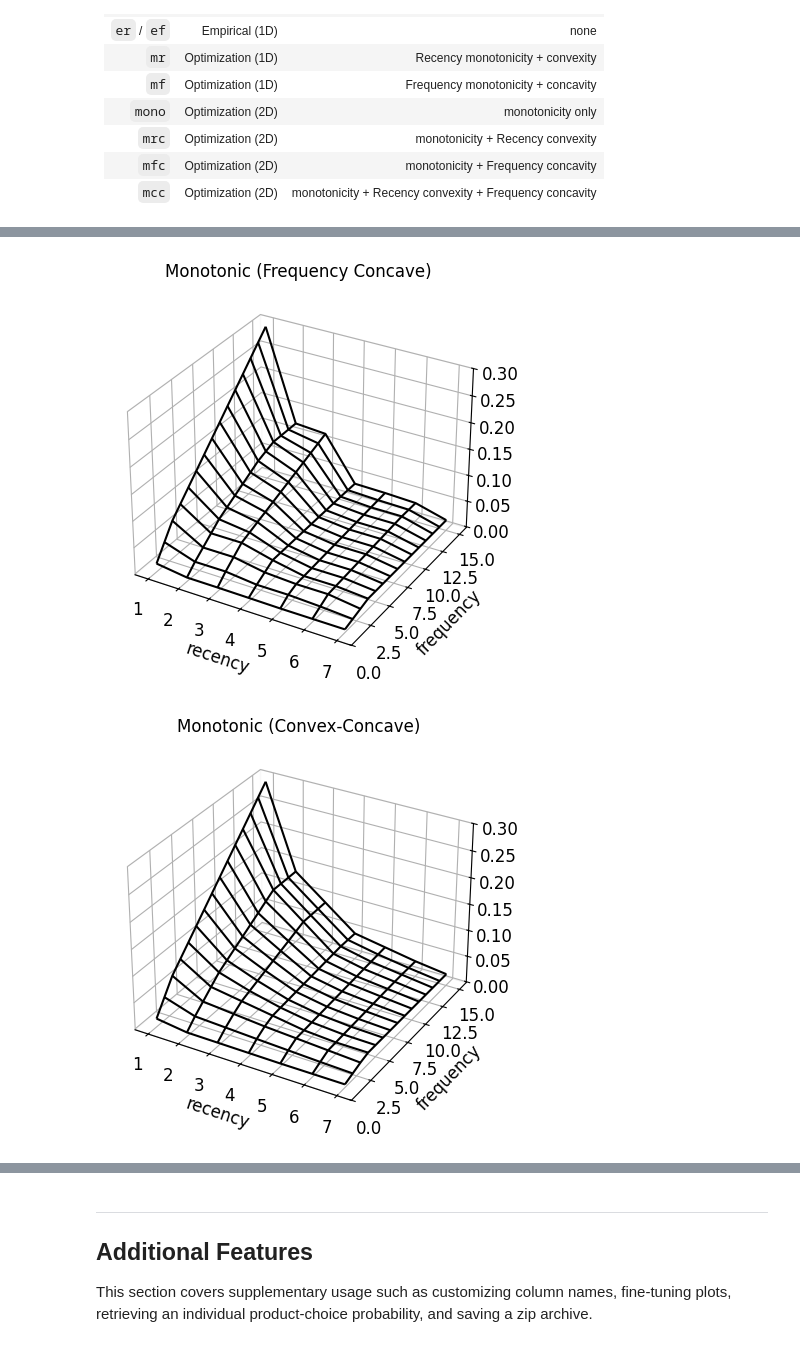
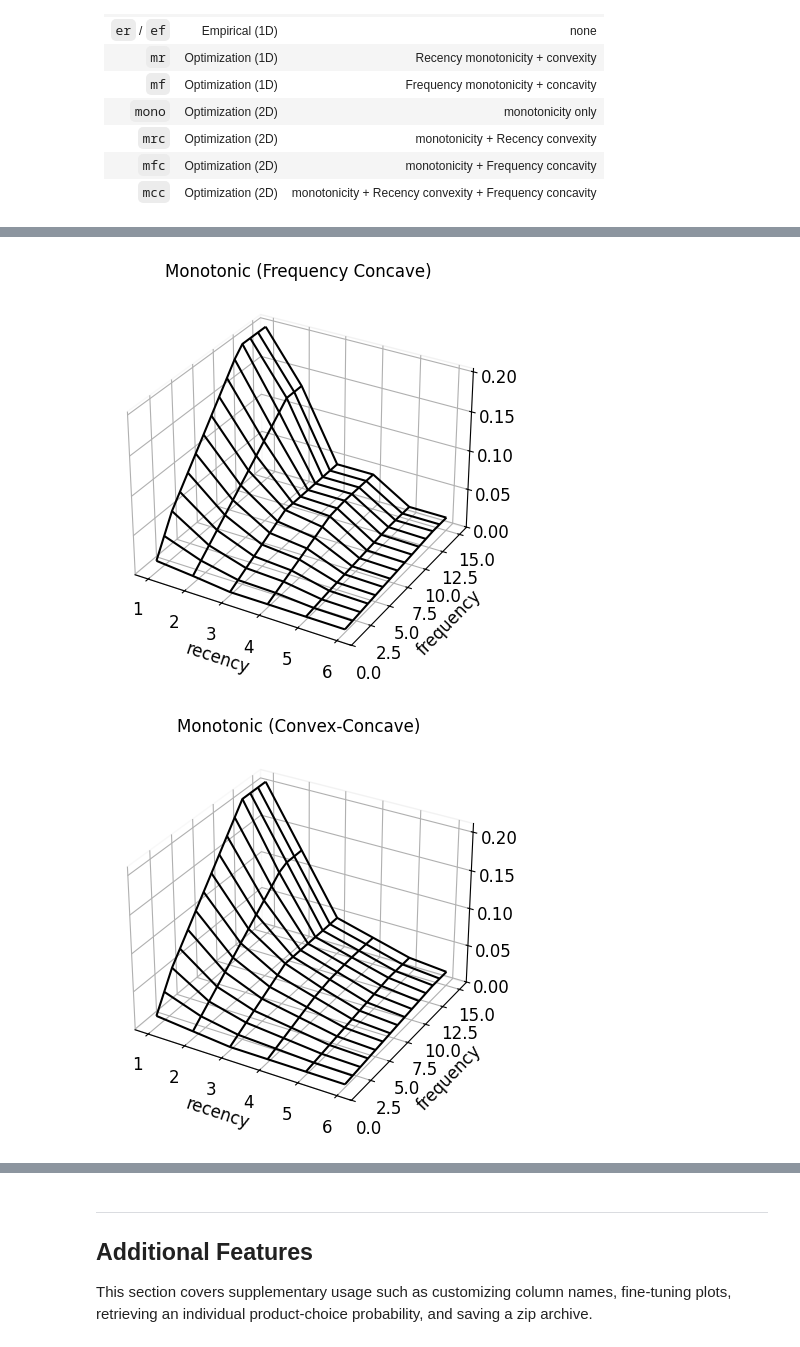
Before and after one commit to jiro-iwanaga/rfscorer, a Jupyter notebook: examples/tutorial_practical_en.ipynb, the cells around one changed output, grey strips where cells are left out. Drawn from its saved outputs; the diff is of its cells as text; code cells hidden in the pictures.

```diff
--- a/examples/tutorial_practical_en.ipynb
+++ b/examples/tutorial_practical_en.ipynb
@@ -58,10 +58,13 @@ datetime: ['2015-07-01', '2015-07-02', '2015-07-03', '2015-07-04', '2015-07-05',
 | 3 | 4 | 790055 | 2015-07-04 |
 | 4 | 4 | 764638 | 2015-07-04 |
 # %%
-# Split into training data / test data at the user level
-# Assign 80% to training data (for model building) and 20% to test data (for recommendation evaluation)
-df_train = df[df.user.map(lambda x: hash(x) % 10 < 8)]
-df_test = df[df.user.map(lambda x: hash(x) % 10 >= 8)]
+# Split into training data / test data chronologically (operational setting: predict the future from past data)
+# df_train: data available at training time (up to 2015-07-07)
+# df_test : for evaluation (the prediction target day 2015-07-08)
+target_date = "2015-07-07"
+gt_date = "2015-07-08"
+df_train = df[df.datetime <= target_date]
+df_test = df[df.datetime <= gt_date]
 
 print("train record num:", len(df_train), "/ user num:", len(df_train.user.unique()))
 print("test  record num: ", len(df_test), "/ user num: ", len(df_test.user.unique()))
@@ -71,10 +74,11 @@ test  record num:  61636 / user num:  6127
 # %%
 # Use split_by_date() to split the training and test data into observation data and ground truth data
-# Observation data (the 7 days up to and including target_date): the period used to compute recency and frequency
-# Ground truth data (the 1 day after target_date): records the occurrence of target events (view, purchase, CV, etc.)
-target_date = "2015-07-07"
-df_train_obs, df_train_gt = split_by_date(df_train, target_date, observation_days=7, gt_days=1)
-df_test_obs, df_test_gt = split_by_date(df_test, target_date, observation_days=7, gt_days=1)
+# Observation data (the 6 days up to and including the reference date): the period used to compute recency and frequency
+# Ground truth data (the 1 day after the reference date): records the occurrence of target events (re-view, purchase, CV, etc.)
+# Align references: training uses fit_date (gt = next day 07-07), evaluation uses target_date (gt = next day 07-08)
+fit_date = "2015-07-06"  # reference date for training
+df_train_obs, df_train_gt = split_by_date(df_train, fit_date, observation_days=6, gt_days=1)
+df_test_obs, df_test_gt = split_by_date(df_test, target_date, observation_days=6, gt_days=1)
 
 print("--- train ---")
 print("obs/datetime num:", len(sorted(df_train_obs.datetime.unique())))
@@ -117,11 +121,3 @@ Estimate the empirical product-choice probability from the training data (`fit`)
 # %%
 # No arguments since we use the default column names (user_col="user", item_col="item", time_col="datetime")
 scorer = RecencyFrequencyScorer()
-# %%
-# ref=target_date    : fix the recency reference date to the last day of the observation period (to align with transform())
-# recency_limit=7    : matching the 7-day observation period, clamp any recency greater than 7 to the limit
-# frequency_limit=15 : set the upper limit on frequency
-# scorer.fit(df_train_obs, df_train_gt)  # to set the limits automatically (in practice, specifying recency_limit and frequency_limit is recommended)
-scorer.fit(df_train_obs, df_train_gt, ref=target_date, recency_limit=7, frequency_limit=15)
-
-scorer.show()  # display data statistics, correlation coefficients, and the empirical product-choice probability table
@@ -145,0 +124,14 @@ scorer.show()  # display data statistics, correlation coefficients, and the empi
+# %%
+# === fit ===
+# fit_date    : 2015-07-06
+# target_date : 2015-07-07
+# gt_date     : 2015-07-08
+#                    f t g
+#                    ^ ^ ^
+# 2015-07-01 2 3 4 5 6 7 8
+# test       * * * * * * @
+# train    * * * * * * @
+# *: observation (observation_days=6),  @: ground truth (gt_days=1)
+scorer.fit(df_train_obs, df_train_gt, ref=fit_date, recency_limit=6, frequency_limit=15)
+
+scorer.show()  # display data statistics, correlation coefficients, and the empirical product-choice probability table
@@ -217,16 +227,15 @@ scorer.optimize(kind="mfc")
 fig_mfc = scorer.plot_probability_surface(kind="mfc")
 fig_mfc.savefig("surface_monotonic_frequency_concave_probability.png")
 # %% [output]
-[figure, old version]
+[figure, new version]
 # %%
 # mcc: monotonicity + Recency convexity + Frequency concavity (the most strongly constrained model)
 # Imposing both convexity and concavity simultaneously yields the smoothest surface
 scorer.optimize(kind="mcc")
-scorer.export_probability_csv(kind="mcc")
 fig_mcc = scorer.plot_probability_surface(kind="mcc")
 fig_mcc.savefig("surface_monotonic_convex_concave_probability.png")
 # %% [output]
-[figure, old version]
+[figure, new version]
 # %%
 # kind="all": export all models (emp/er/ef/mono/mr/mf/mrc/mfc/mcc) combined into a single file
 scorer.export_probability_csv(kind="all")
```
Also changed, not shown: parts of 28 cells of this notebook, 1 other file.
